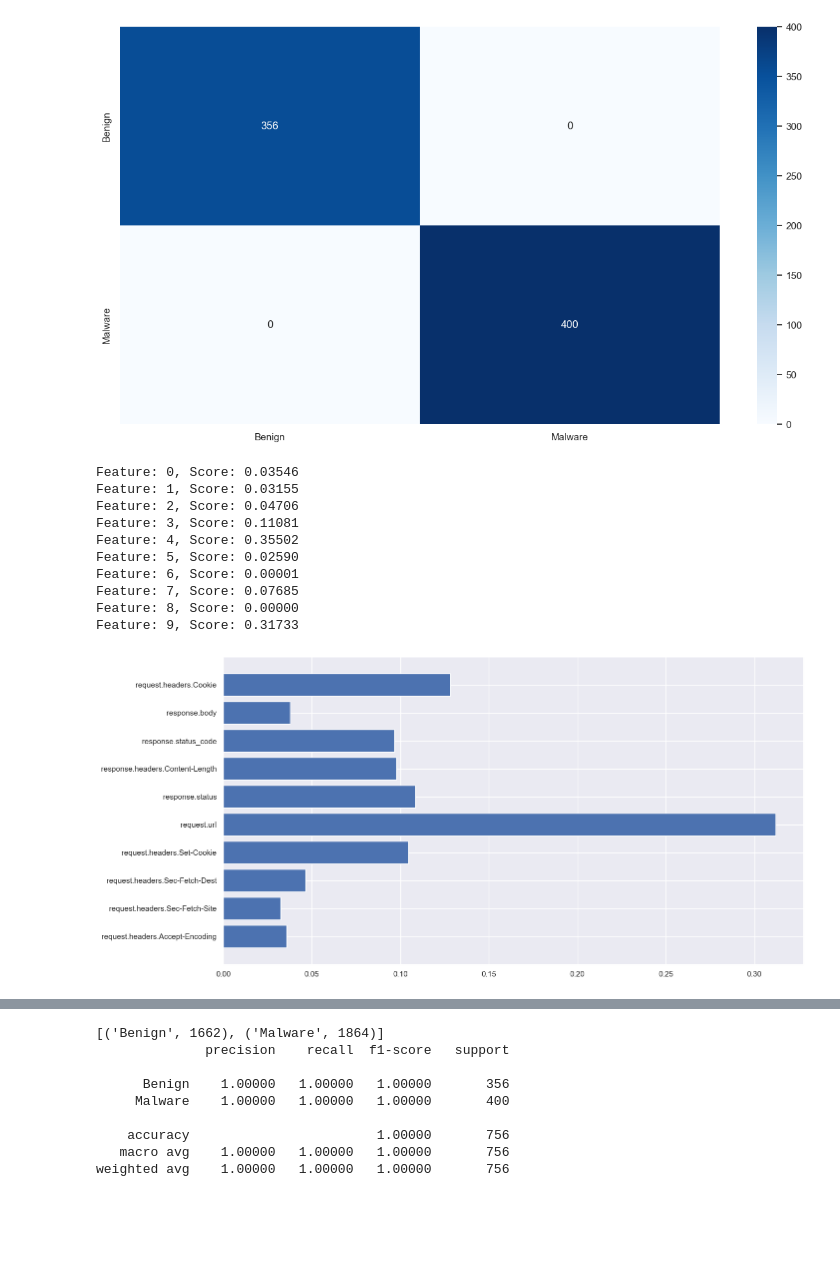
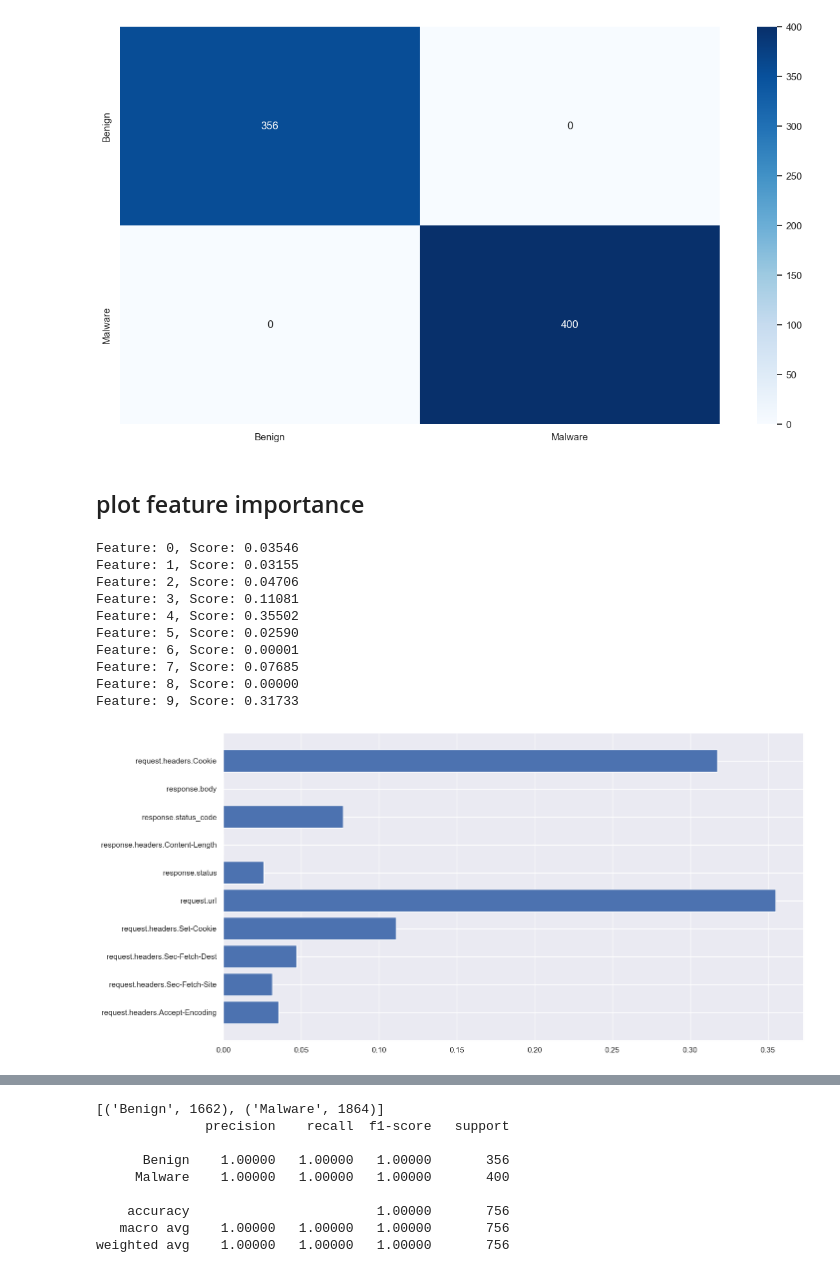
Before and after one commit to RazElbaz/API_security_challenge, a Jupyter notebook: new/model1.ipynb, the cells around one changed output, grey strips where cells are left out. Cells and saved outputs as stored; diff of their text form; code cells hidden in the pictures; blank space fills up the shorter version.

```diff
--- a/new/model1.ipynb
+++ b/new/model1.ipynb
@@ -843,21 +762,3 @@ ResultPrintout(rfc)
    macro avg    1.00000   1.00000   1.00000       756
 weighted avg    1.00000   1.00000   1.00000       756
 [figure]
-# %%
-# https://machinelearningmastery.com/calculate-feature-importance-with-python/
-# random forest for feature importance on a regression problem
-from sklearn.datasets import make_regression
-from sklearn.ensemble import RandomForestRegressor
-from matplotlib import pyplot
-
-# get importance
-importance = rfc.feature_importances_
-# summarize feature importance
-for i,v in enumerate(importance):
- print('Feature: %0d, Score: %.5f' % (i,v))
-# plot feature importance
-# pyplot.bar([x for x in range(len(importance))], importance)
-pyplot.yticks(np.arange(X_train.shape[1]), features_list)
-pyplot.ylim([-1, X_train.shape[1]])
-pyplot.barh(range(X_train.shape[1]), clf.feature_importances_, align="center")
-pyplot.show()
@@ -935,33 +784,35 @@ ResultPrintout(Gradient_Boosting)
    macro avg    1.00000   1.00000   1.00000       756
 weighted avg    1.00000   1.00000   1.00000       756
 [figure]
+# %% [markdown]
+## plot feature importance
 # %%
 # https://machinelearningmastery.com/calculate-feature-importance-with-python/
 # random forest for feature importance on a regression problem
 from sklearn.datasets import make_regression
 from sklearn.ensemble import RandomForestRegressor
 from matplotlib import pyplot
 
 # get importance
 importance = Gradient_Boosting.feature_importances_
 # summarize feature importance
 for i,v in enumerate(importance):
  print('Feature: %0d, Score: %.5f' % (i,v))
 # plot feature importance
 # pyplot.bar([x for x in range(len(importance))], importance)
 pyplot.yticks(np.arange(X_train.shape[1]), features_list)
 pyplot.ylim([-1, X_train.shape[1]])
-pyplot.barh(range(X_train.shape[1]), clf.feature_importances_, align="center")
+pyplot.barh(range(X_train.shape[1]), Gradient_Boosting.feature_importances_, align="center")
 pyplot.show()
 # %% [output]
 Feature: 0, Score: 0.03546
 Feature: 1, Score: 0.03155
 Feature: 2, Score: 0.04706
 Feature: 3, Score: 0.11081
 Feature: 4, Score: 0.35502
 Feature: 5, Score: 0.02590
 Feature: 6, Score: 0.00001
 Feature: 7, Score: 0.07685
 Feature: 8, Score: 0.00000
 Feature: 9, Score: 0.31733
-[figure, old version]
+[figure, new version]
```
Also changed, not shown: parts of 46 cells of this notebook.
